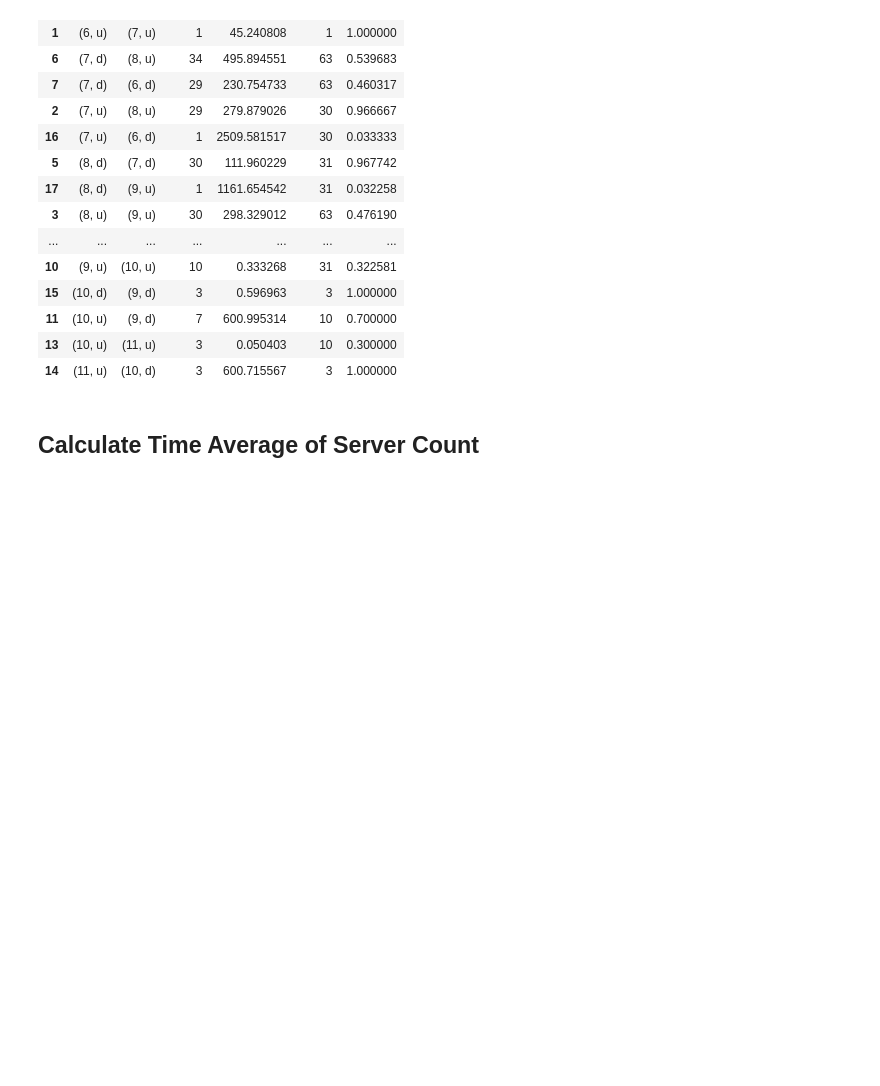
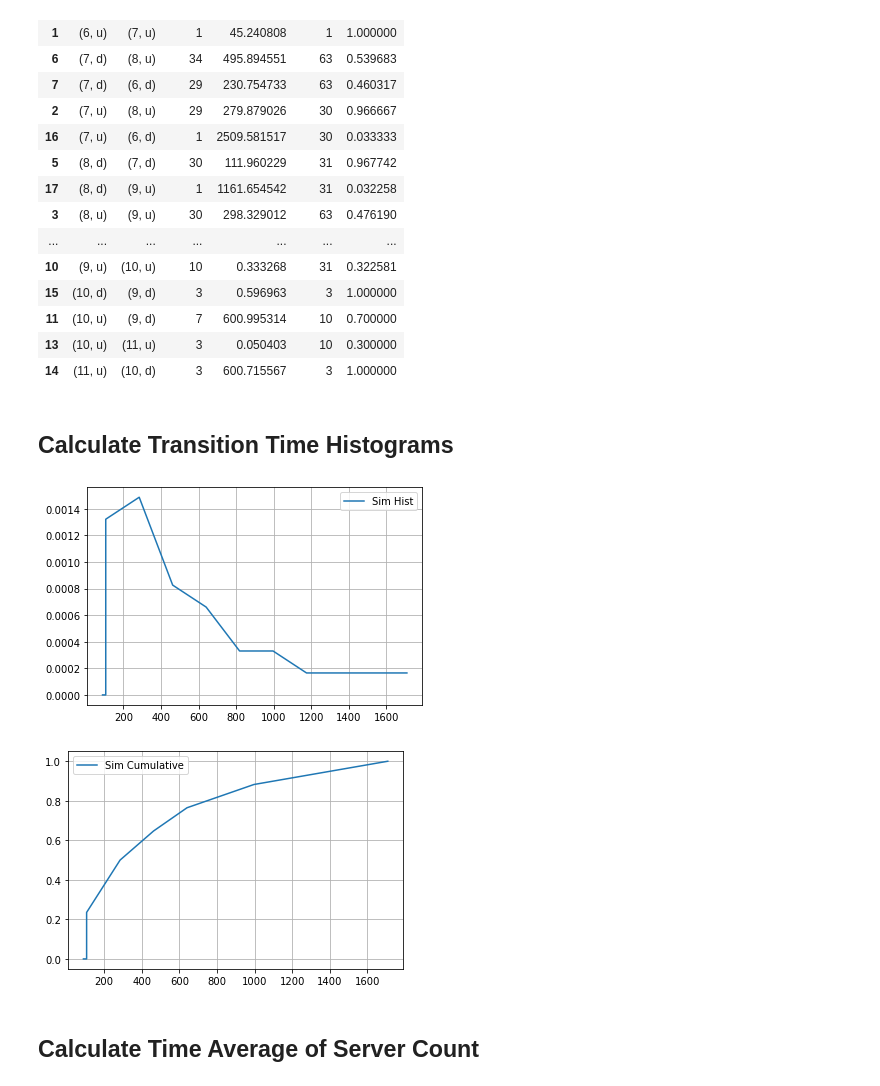
Before and after one commit to pacslab/simfaas, a Jupyter notebook: examples/02-state-distribution.ipynb, the cells around one changed output. Drawn from its saved outputs; the diff is of its cells as text; code cells hidden in the pictures; blank space fills up the shorter version.

Commit message:
added transition distribution plotting

```diff
--- a/examples/02-state-distribution.ipynb
+++ b/examples/02-state-distribution.ipynb
@@ -15,7 +15,7 @@ import matplotlib.pyplot as plt
 from pacssim.ServerlessSimulator import ServerlessSimulator as Sim
 
 sim = Sim(arrival_rate=0.9, warm_service_rate=1/1.991, cold_service_rate=1/2.244,
-            expiration_threshold=600, max_time=100000)
+            expiration_threshold=600, max_time=1e6)
 sim.generate_trace(debug_print=False)
 sim.print_trace_results()
 # %% [output]
@@ -108,6 +101,28 @@ df
 | 11 | (10, u) | (9, d) | 7 | 600.995314 | 10 | 0.700000 |
 | 13 | (10, u) | (11, u) | 3 | 0.050403 | 10 | 0.300000 |
 | 14 | (11, u) | (10, d) | 3 | 600.715567 | 3 | 1.000000 |
+# %% [markdown]
+## Calculate Transition Time Histograms
+# %%
+from pacssim.Utility import convert_hist_pdf
+
+transition = ((7, 'd'),(8, 'u'))
+traces = transition_times[transition]
+num_bins = 10
+base, hist_values, cumulative = convert_hist_pdf(traces, num_bins)
+
+plt.figure()
+plt.plot(base, hist_values, label='Sim Hist')
+plt.legend()
+plt.grid(True)
+
+plt.figure()
+plt.plot(base, cumulative, label='Sim Cumulative')
+plt.legend()
+plt.grid(True)
+# %% [output]
+[figure, added]
+[figure, added]
 # %% [markdown]
 ## Calculate Time Average of Server Count
 # %%
```
Also changed, not shown: parts of 1 cell of this notebook.
